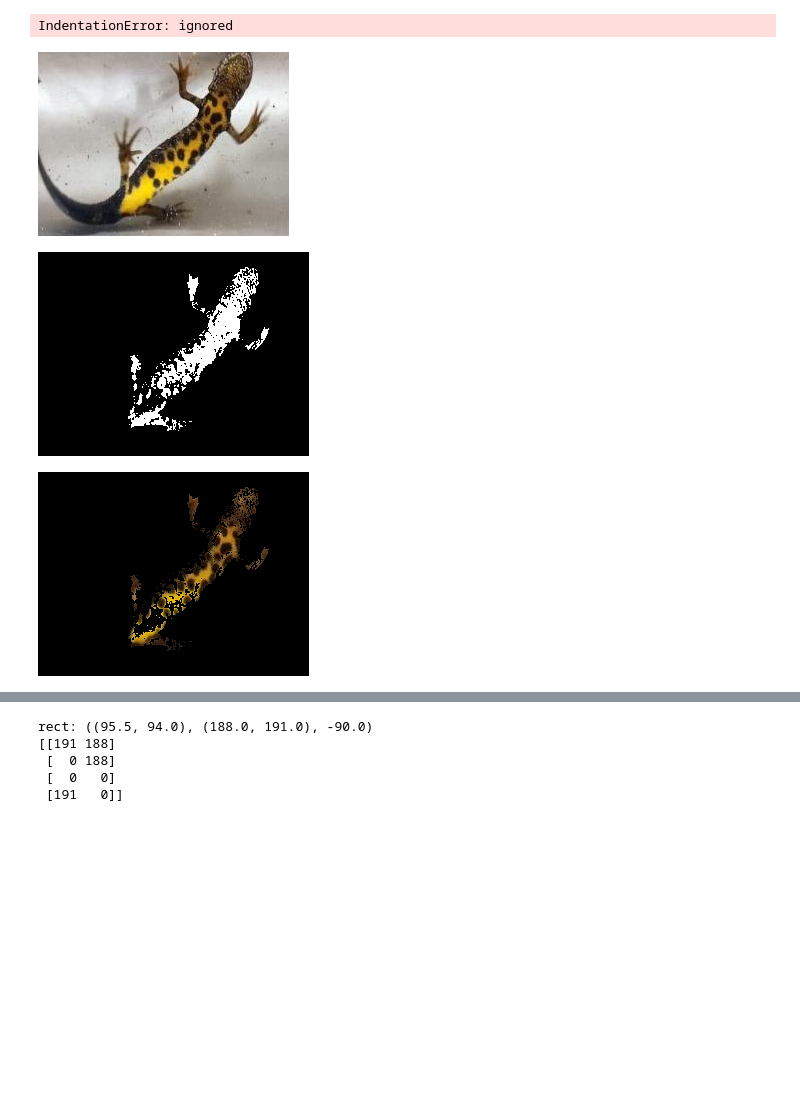
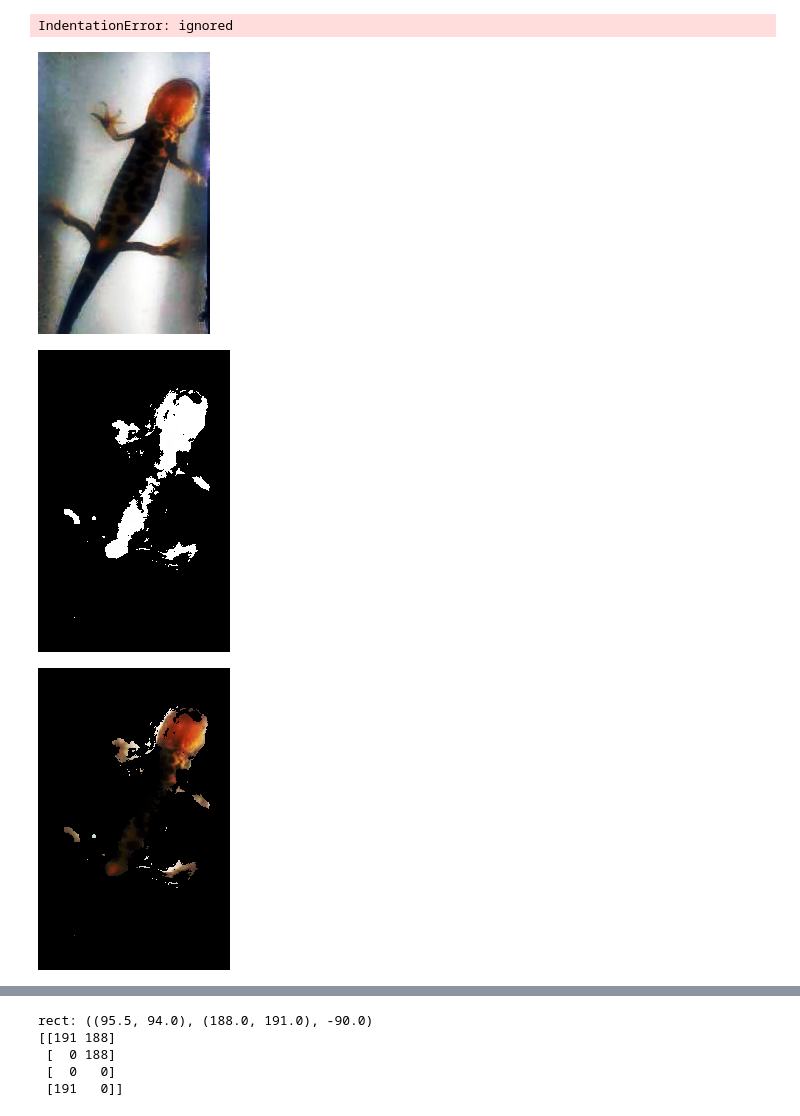
Before and after one commit to GuillaumeMagnette/Stage_Tritons, a Jupyter notebook: Image_processing2.ipynb, the cells around one changed output, grey strips where cells are left out. Drawn from its saved outputs; the diff is of its cells as text; code cells hidden in the pictures; blank space fills up the shorter version.

```diff
--- a/Image_processing2.ipynb
+++ b/Image_processing2.ipynb
@@ -272,62 +268,74 @@ upper_yellow = np.array([60,255,250])
 # %%
 
 img_path = '/content/content/Stage/database/Bascha_P01_T01_K04_F_Adult_4173_20190330031615.jpg'
-#img_path = '/content/content/Stage/database/Bascha_P01_T01_K10_M_20190509021141-18.jpg'
-#img_path = '/content/content/Stage/database/Bascha_P01_T01_K03_M_Adult_4342_20190320161800.jpg'
-#img_path = '/content/content/Stage/database/Bascha_P01_T01_K03_M_Adult_4363_20190320183318.jpg'
+img_path = '/content/content/Stage/database/Bascha_P01_T01_K03_M_Adult_4342_20190320161800.jpg'
+img_path = '/content/content/Stage/database/Bascha_P01_T01_K03_M_Adult_4363_20190320183318.jpg'
 img_path = '/content/content/Stage/database/Bascha_P01_T01_K14_M_Adult_1024_20190605213228.jpg'
-#img_path = '/content/content/Stage/database/Bascha_P01_T01_K03_M_Adult_5242_20190321032200.jpg'
-#img_path = '/content/content/Stage/database/Bascha_P01_T01_K03_F_Adult_4274_20190319211855.jpg'
-#img_path = '/content/content/Stage/database/Bascha_P01_T01_K14_M_Adult_1039_20190607040030.jpg'
-#img_path = '/content/content/Stage/database/Bascha_P01_T02_K07_F_20190418054024-15.jpg'
-#img_path = '/content/content/Stage/database/Bascha_P01_T01_K14_M_Adult_1039_20190607040030.jpg'
-#img_path = '/content/content/Stage/database/Bascha_P01_T02_K07_F_20190418025301-17.jpg'
+img_path = '/content/content/Stage/database/Bascha_P01_T01_K03_M_Adult_5242_20190321032200.jpg'
+img_path = '/content/content/Stage/database/Bascha_P01_T01_K03_F_Adult_4274_20190319211855.jpg'
+img_path = '/content/content/Stage/database/Bascha_P01_T01_K14_M_Adult_1039_20190607040030.jpg'
+img_path = '/content/content/Stage/database/Bascha_P01_T01_K14_M_Adult_1039_20190607040030.jpg'
 #img_path = '/content/content/Stage/database/Bascha_P01_T05_K20_U_Larva_8359_20190717223645.jpg'
 #img_path = '/content/content/Stage/database/Bascha_P01_T05_K18_M_Adult_6164_20190703234211.jpg'
 #img_path = '/content/content/Stage/database/Bascha_P01_T01_K03_F_Adult_4331_20190320100505.jpg'
+#img_path = '/content/content/Stage/database/Bascha_P01_T01_K03_M_Adult_4293_20190320005553.jpg'
+#img_path = '/content/content/Stage/database/Bascha_P01_T02_K19_U_Juvenile_8829_20190717033259.jpg'
 
 img = cv2.imread(img_path)
+
+img0 = cv2.equalizeHist(img[:,:,0])
+img1 = cv2.equalizeHist(img[:,:,1])
+img2 = cv2.equalizeHist(img[:,:,2])
+img[:,:,0] = img0
+img[:,:,1] = img1
+img[:,:,2] = img2
+
+
 cv2_imshow(img)
 
 h,w=img.shape[0:2]
 
 base_size=h+20,w+20,3
 # make a 3 channel image for base which is slightly larger than target img
 base=np.zeros(base_size,dtype=np.uint8)
 cv2.rectangle(base,(0,0),(w+20,h+20),(255,255,255),30) # really thick white rectangle
 base[10:h+10,10:w+10]=img # this works
 img = base
 
 
 hls = cv2.cvtColor(img, cv2.COLOR_BGR2HLS)
-lower_yellow = np.array([10,15,97])
-upper_yellow = np.array([40,125,255])
+lower_yellow = np.array([5,15,55])
+upper_yellow = np.array([90,240,255])
 
-lower_black = np.array([0,0,30])
-upper_black = np.array([25,35,255])
+lower_yellow2 = np.array([160,15,55])
+upper_yellow2 = np.array([180,240,255])
+#hsl(63, 20%, 81%)
+lower_black = np.array([0,0,75])
+upper_black = np.array([35,50,255])
 
-lower_black2 = np.array([160,0,30])
-upper_black2 = np.array([180,35,255])
+lower_black2 = np.array([155,0,75])
+upper_black2 = np.array([180,50,255])
 # Here we are defining range of yellow color in HSL
 # This creates a mask of yellow coloured
 # objects found in the frame.
 mask = cv2.inRange(hls, lower_yellow, upper_yellow)
+mask2 = cv2.inRange(hls, lower_yellow2, upper_yellow2)
 mask_b = cv2.inRange(hls, lower_black, upper_black)
 mask_b2 = cv2.inRange(hls, lower_black2, upper_black2)
 
-mask = mask_b2+mask_b+mask
+mask = mask_b2+mask_b+mask+mask2
 # The bitwise and of the frame and mask is done so
 # that only the blue coloured objects are highlighted
 # and stored in res
 #res = cv2.bitwise_or()
 res = cv2.bitwise_and(img,img, mask= mask)
 #cv2_imshow(img)
 cv2_imshow(mask)
 cv2_imshow(res)
 # %% [output]
-[figure, old version]
+[figure, new version]
-[figure, old version]
+[figure, new version]
-[figure, old version]
+[figure, new version]
 # %%
 mask_blur = cv2.GaussianBlur(mask,(5,5),cv2.BORDER_DEFAULT)
 
```
Also changed, not shown: parts of 24 cells of this notebook.
